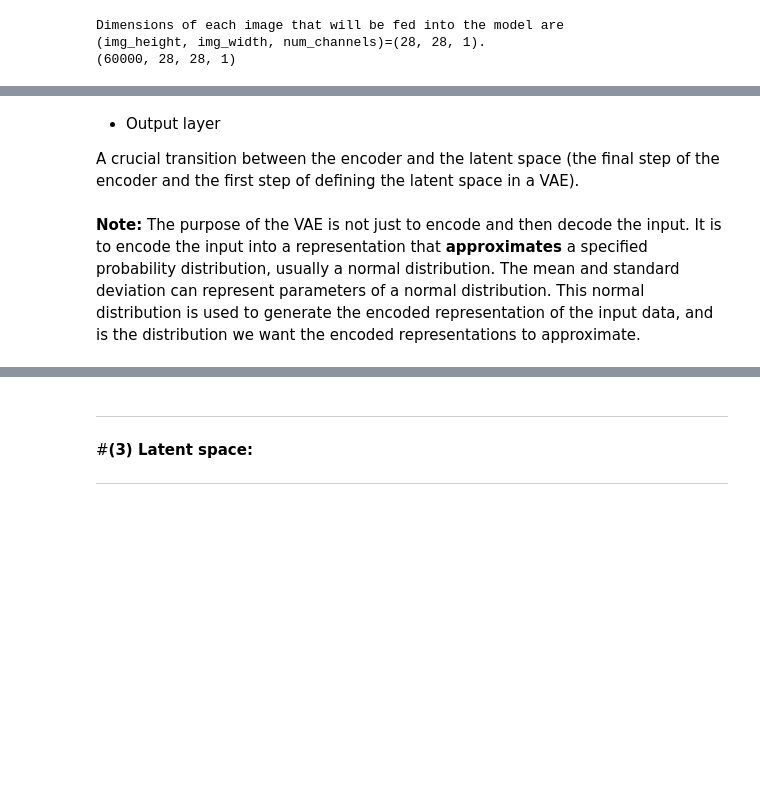
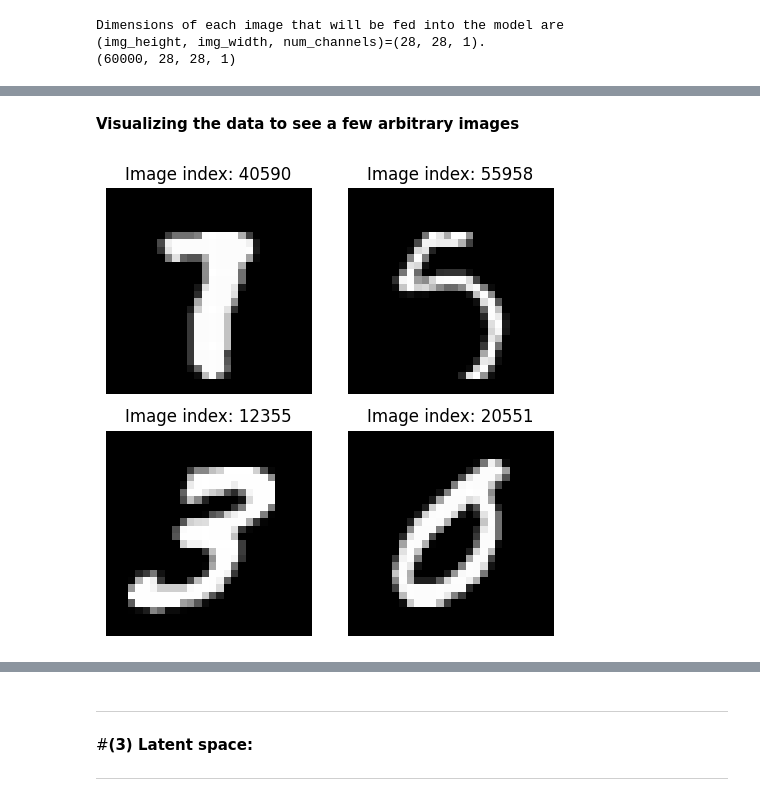
Before and after one commit to mdhabibi/DeepLearning-VAE, a Jupyter notebook: notebooks/MNIST_VAE_main.ipynb, the cells around one changed output, grey strips where cells are left out. Saved outputs shown, nothing was run; the diff lists cells and outputs as text; code cells hidden in the pictures; blank space fills up the shorter version.

```diff
--- a/notebooks/MNIST_VAE_main.ipynb
+++ b/notebooks/MNIST_VAE_main.ipynb
@@ -111,14 +131,0 @@ Dimensions of each image that will be fed into the model are
-# %%
-# Define indices of images to be viewed (Arbitrary indices)
-image_indices = [50, 500, 5000, 50000]
-
-# Set up the figure
-plt.figure(figsize = (5, 5))
-
-for i, img_index in enumerate(image_indices):
-    plt.subplot(2, 2, i+1)
-    plt.imshow (x_train[img_index][:,:,0], cmap = 'gray')  # default cmap in imshow is 'viridis'
-    plt.title  (f'Image index: {img_index}')
-
-plt.tight_layout()
-plt.show()
@@ -203,6 +131,0 @@ print(encoder_layer.shape)
-# %% [markdown]
-*   Output layer
-
- A crucial transition between the encoder and the latent space (the final step of the encoder and the first step of defining the latent space in a VAE).
-# %% [markdown]
-**Note:** The purpose of the VAE is not just to encode and then decode the input. It is to encode the input into a representation that **approximates** a specified probability distribution, usually a normal distribution. The mean and standard deviation can represent parameters of a normal distribution. This normal distribution is used to generate the encoded representation of the input data, and is the distribution we want the encoded representations to approximate.
@@ -217,0 +132,29 @@ sigma_layer = Dense(latent_space_dim, name = 'latent_sigma')(encoder_layer)
+# %% [markdown]
+**Visualizing the data to see a few arbitrary images**
+# %%
+def visualize_samples(data, sample_indices, figsize=(5, 5)):
+    """
+    Visualizes a set of images from the provided dataset.
+
+    :param data: The dataset containing the images.
+    :param sample_indices: A list of indices for the images to be visualized.
+    :param figsize: Size of the figure for the plots.
+    """
+    plt.figure(figsize=figsize)
+
+    for i, img_index in enumerate(sample_indices):
+        plt.subplot(2, 2, i + 1)
+        plt.imshow(data[img_index][:, :, 0], cmap='gray')
+        plt.title(f'Image index: {img_index}')
+        plt.axis('off')
+
+    plt.tight_layout()
+    plt.show()
+# %%
+# Randomly sample indices
+random_indices = random.sample(range(len(x_train)), 4)
+
+# Visualize the sampled images
+visualize_samples(x_train, random_indices)
+# %% [output]
+[figure, added]
```
Also changed, not shown: parts of 59 cells of this notebook.
